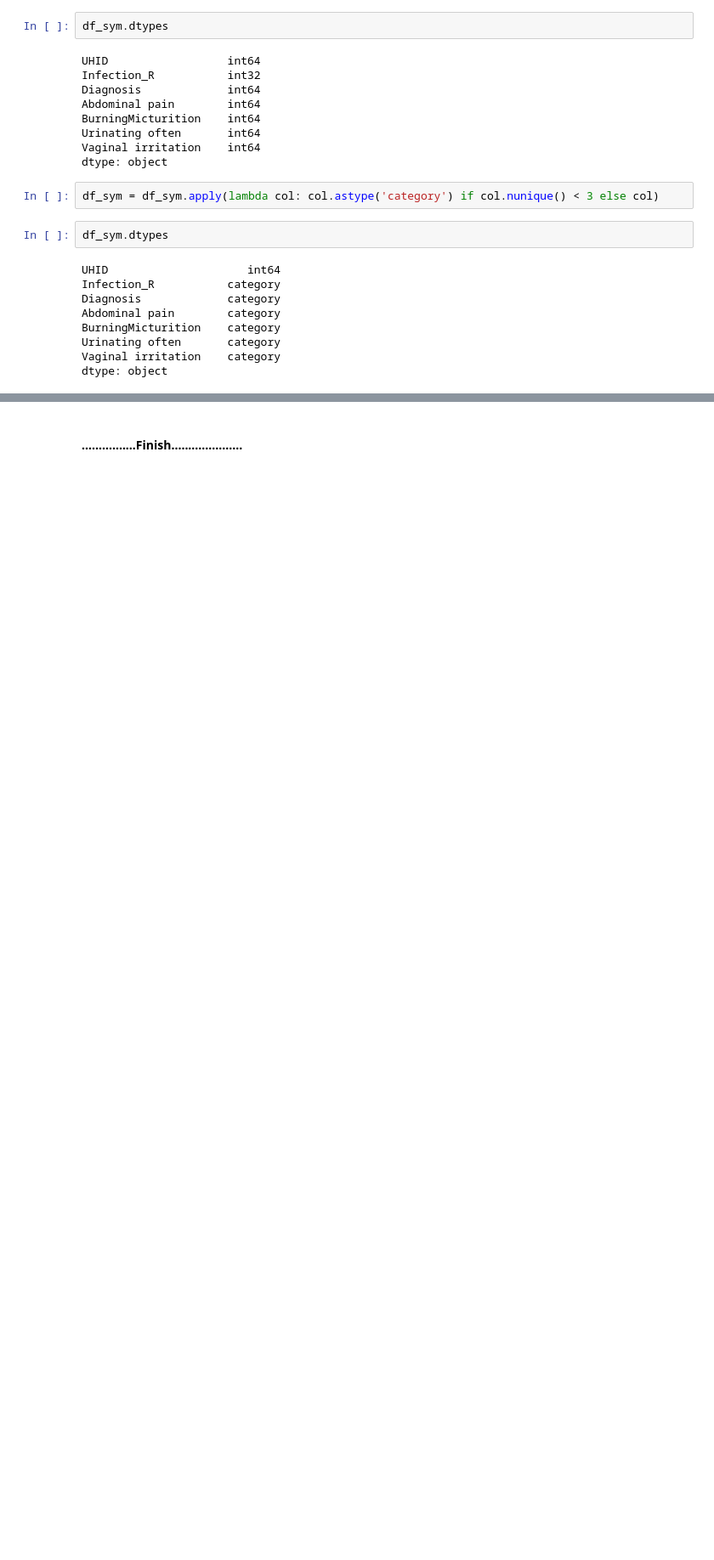
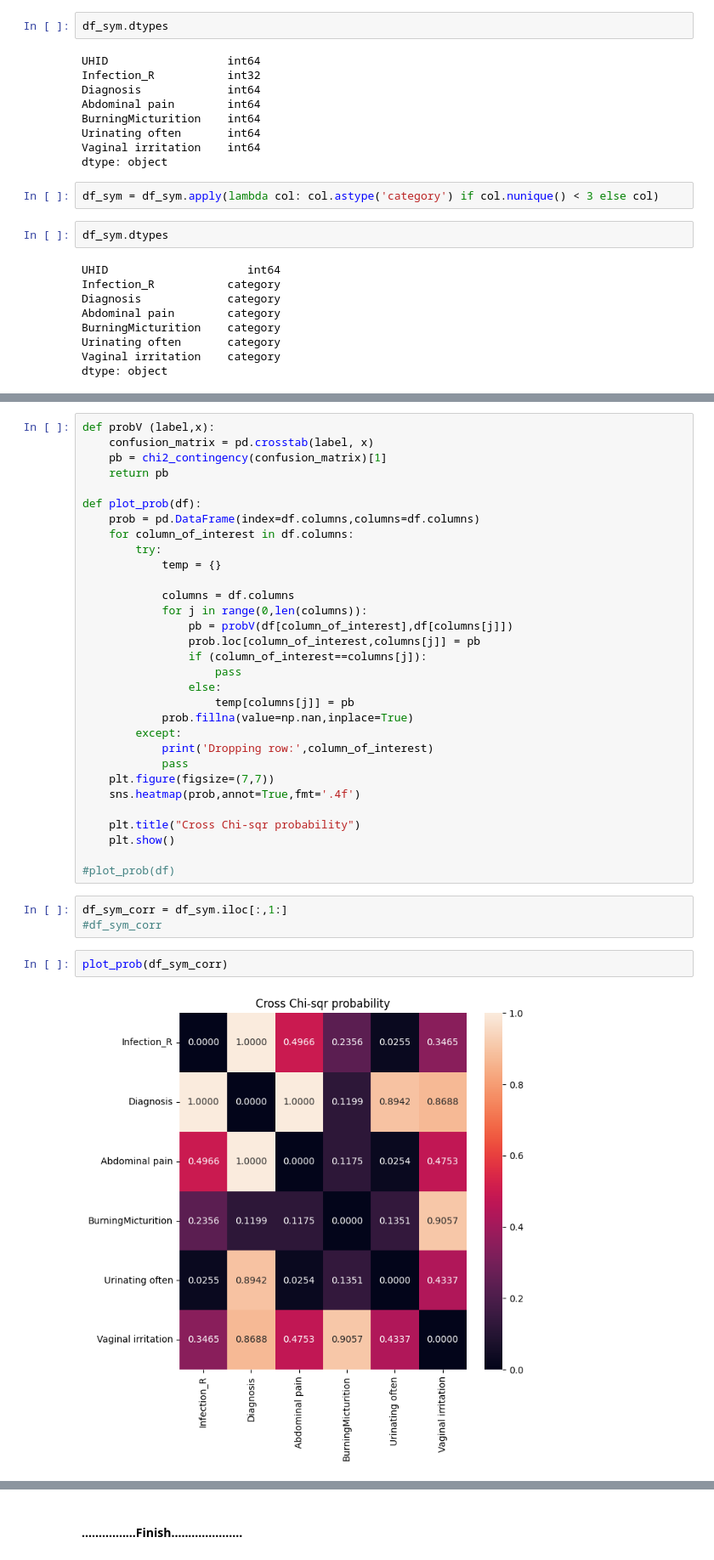
Before and after one commit to neeliit/DiagnosticsPy, a Jupyter notebook: comparision.ipynb, the cells around one changed output, grey strips where cells are left out. Shown at 85% size. Saved outputs shown, nothing was run; the diff lists cells and outputs as text; blank space fills up the shorter version.

```diff
--- a/comparision.ipynb
+++ b/comparision.ipynb
@@ -761,0 +829,38 @@ dof is 1
+# %%
+def probV (label,x):
+    confusion_matrix = pd.crosstab(label, x)
+    pb = chi2_contingency(confusion_matrix)[1]
+    return pb
+
+def plot_prob(df):
+    prob = pd.DataFrame(index=df.columns,columns=df.columns)
+    for column_of_interest in df.columns:
+        try:
+            temp = {}
+
+            columns = df.columns
+            for j in range(0,len(columns)):
+                pb = probV(df[column_of_interest],df[columns[j]])
+                prob.loc[column_of_interest,columns[j]] = pb
+                if (column_of_interest==columns[j]):
+                    pass
+                else:
+                    temp[columns[j]] = pb
+            prob.fillna(value=np.nan,inplace=True)
+        except:
+            print('Dropping row:',column_of_interest)
+            pass
+    plt.figure(figsize=(7,7))
+    sns.heatmap(prob,annot=True,fmt='.4f')
+
+    plt.title("Cross Chi-sqr probability")
+    plt.show()
+
+#plot_prob(df)
+# %%
+df_sym_corr = df_sym.iloc[:,1:]
+#df_sym_corr
+# %%
+plot_prob(df_sym_corr)
+# %% [output]
+[figure, added]
```
Also changed, not shown: parts of 7 cells of this notebook.
